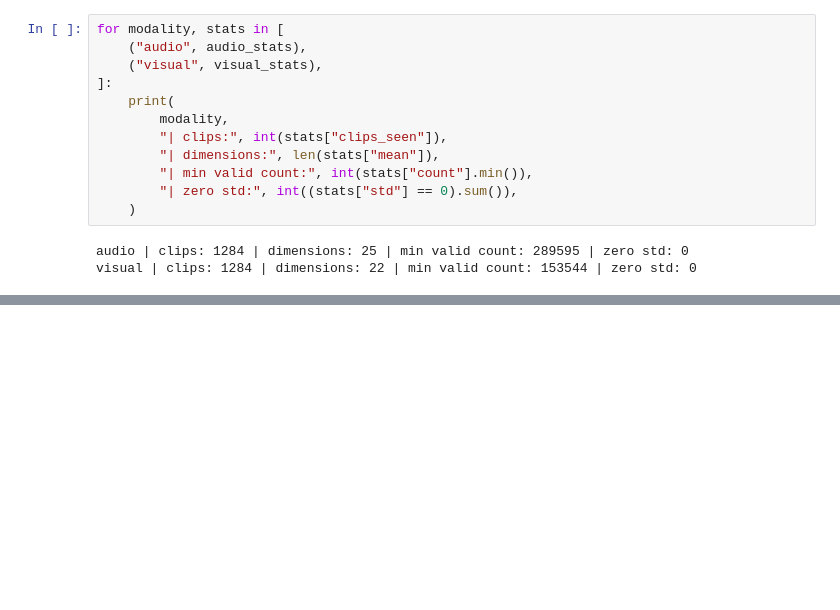
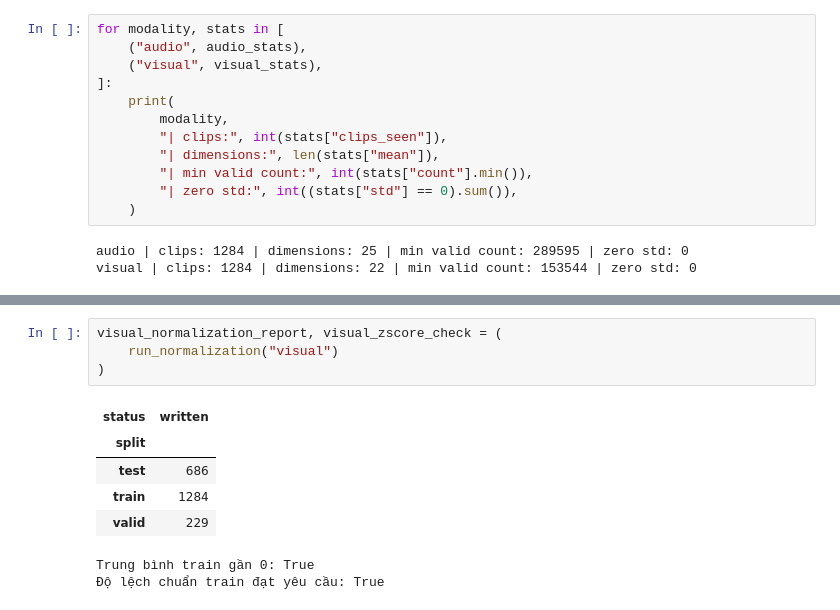
Before and after one commit to danghau2512/DataMining-MSA, a Jupyter notebook: src/notebooks/02_Preprocessing.ipynb, the cells around one changed output, grey strips where cells are left out. Saved outputs shown, nothing was run; the diff lists cells and outputs as text; blank space fills up the shorter version.

```diff
--- a/src/notebooks/02_Preprocessing.ipynb
+++ b/src/notebooks/02_Preprocessing.ipynb
@@ -1130,0 +1463,12 @@ visual | clips: 1284 | dimensions: 22 | min valid count: 153544 | zero std: 0
+# %%
+visual_normalization_report, visual_zscore_check = (
+    run_normalization("visual")
+)
+# %% [output]
+| status | written |
+| split |  |
+| test | 686 |
+| train | 1284 |
+| valid | 229 |
+Trung bình train gần 0: True
+Độ lệch chuẩn train đạt yêu cầu: True
```
Also changed, not shown: parts of 11 cells of this notebook.
